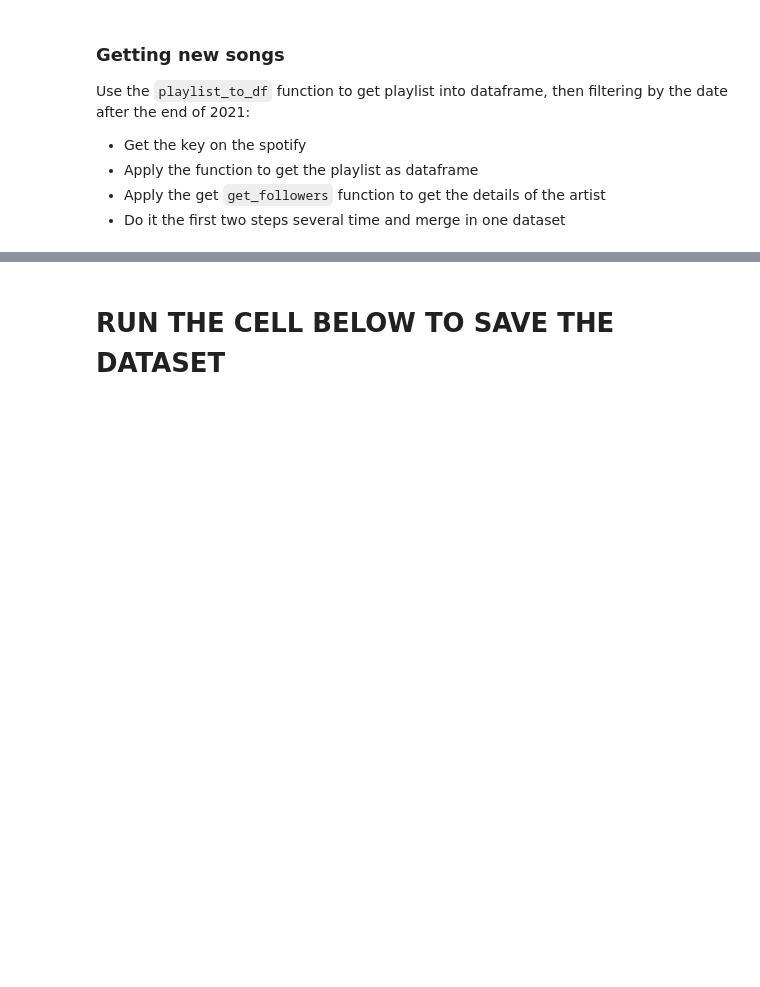
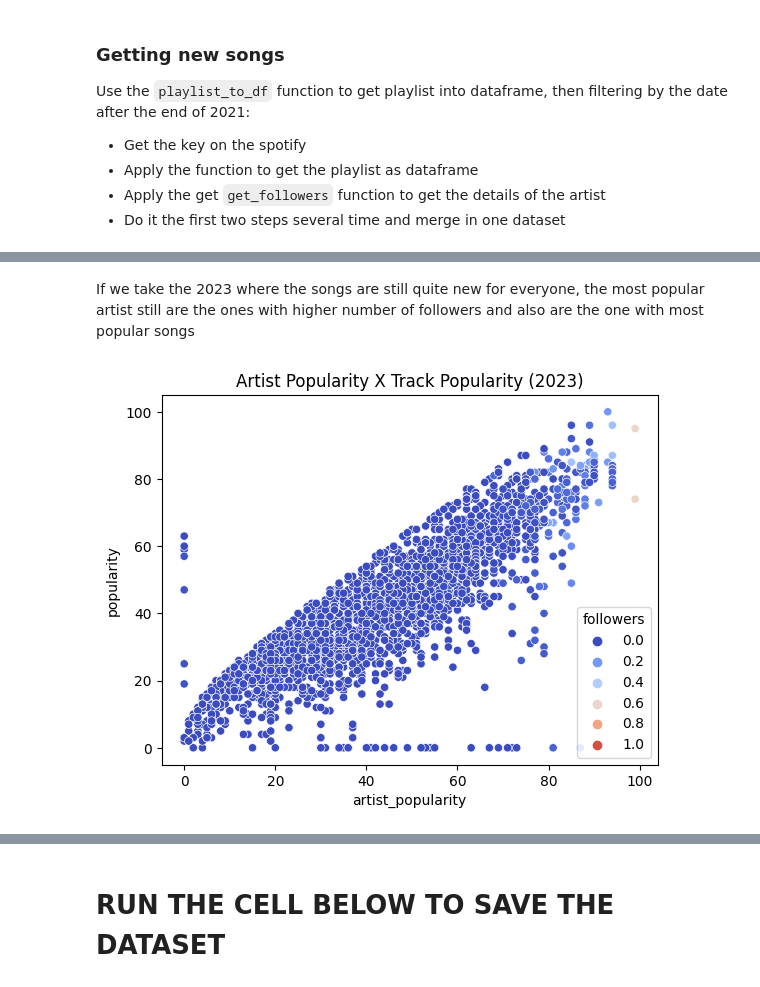
Before and after one commit to dmassonfr/Spotify_hit_predictor, a Jupyter notebook: notebooks/API_function_dataset.ipynb, the cells around one changed output, grey strips where cells are left out. Saved outputs shown, nothing was run; the diff lists cells and outputs as text; code cells hidden in the pictures; blank space fills up the shorter version.

```diff
--- a/notebooks/API_function_dataset.ipynb
+++ b/notebooks/API_function_dataset.ipynb
@@ -169,0 +293,10 @@ data['popularity'].plot.hist(bins=30)
+# %% [markdown]
+If we take the 2023 where the songs are still quite new for everyone, the most popular artist still are the ones with higher number of followers and also are the one with most popular songs
+# %%
+sns.scatterplot(
+    x=data[data['release_date'] >= '2023-01-01']['artist_popularity'],
+    y=data[data['release_date'] >= '2023-01-01']['popularity'], hue=data['followers'],
+    palette="coolwarm")
+plt.title('Artist Popularity X Track Popularity (2023)');
+# %% [output]
+[figure, added]
```
Also changed, not shown: parts of 29 cells of this notebook.
